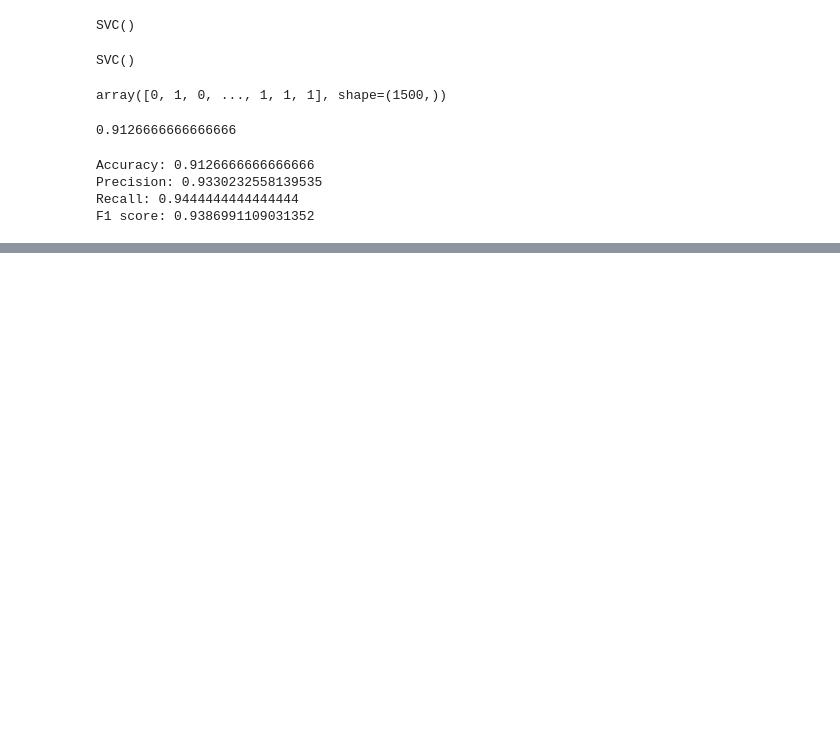
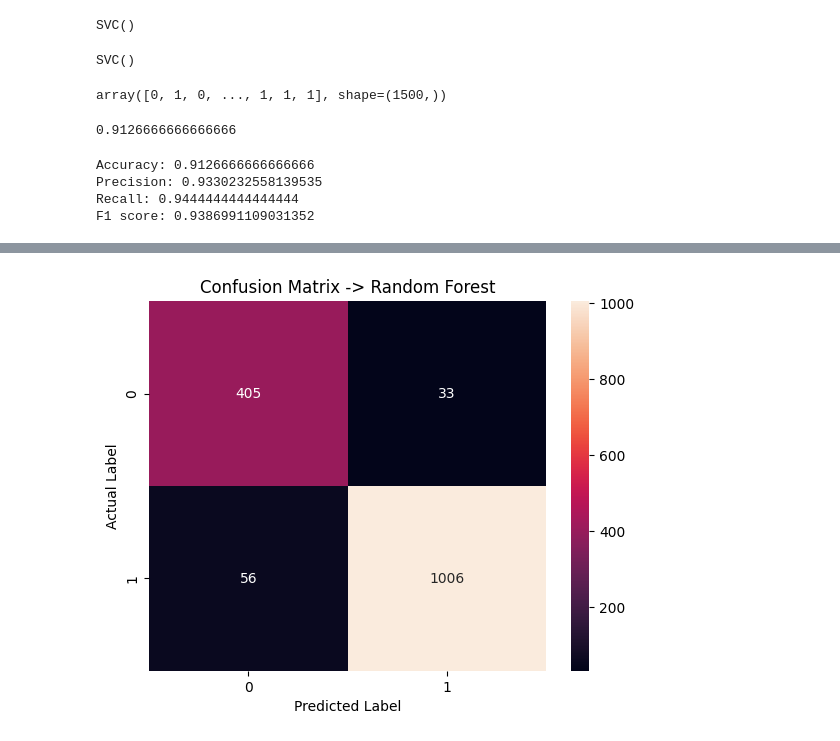
Before and after one commit to siddagovardhanreddy33/Ml_project--Smart_Phone_Addiction_Analysis, a Jupyter notebook: Smart_phones_ml_workflow.ipynb, the cells around one changed output, grey strips where cells are left out. Drawn from its saved outputs; the diff is of its cells as text; code cells hidden in the pictures; blank space fills up the shorter version.

```diff
--- a/Smart_phones_ml_workflow.ipynb
+++ b/Smart_phones_ml_workflow.ipynb
@@ -795,0 +885,4 @@ F1 score: 0.9386991109031352
+# %%
+plot_confusion_matrix(y_test, y_pred_rf, "Random Forest")
+# %% [output]
+[figure, added]
```
Also changed, not shown: parts of 10 cells of this notebook, 1 other file.
